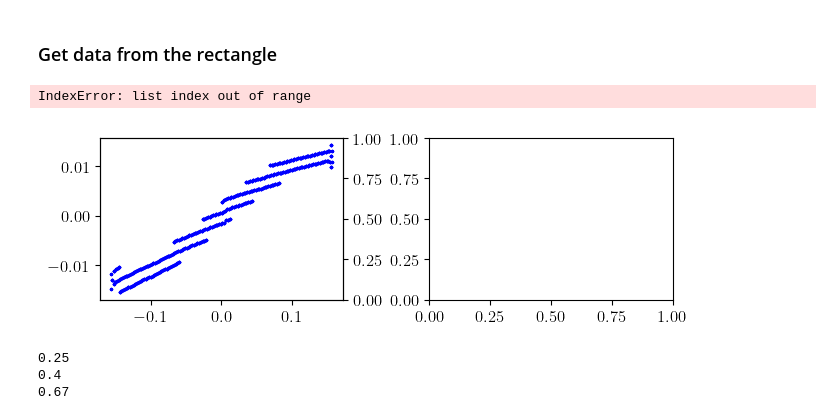
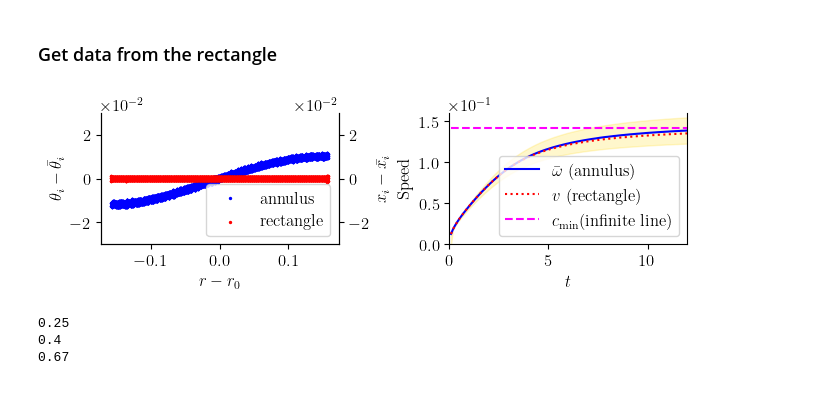
Before and after one commit to FusionLocus/fisher-kpp-annulus, a Jupyter notebook: niceplots.ipynb, the cells around one changed output. Drawn from its saved outputs; the diff is of its cells as text; code cells hidden in the pictures.

Commit message:
Plotting updates

```diff
--- a/niceplots.ipynb
+++ b/niceplots.ipynb
@@ -53,9 +64,11 @@ config2.read(filepath + 'config.ini')
 xs = []
 ys = []
 vels = []
-ts = np.linspace(0.01, 12, 1200)
+ts = np.linspace(0.1, 12, 120)
 times_rect = []
-for t in ts:
+for idx, t in enumerate(ts):
+    if idx % 10 == 0:
+        print(f'Currently at {t:.2f}')
     iso_coords = isoline_properties_single_simulation(config2, filepath, time=t, annulus=False)
     times.append(np.ones_like(iso_coords['x']))
     xs.append(iso_coords['x'])
@@ -70,43 +96,47 @@ fig, axs = plt.subplots(ncols=2, figsize=set_size(468, subplots=(1, 2), padding_
 ax = axs[0]
 ax2 = ax.twinx()
 ax1 = axs[1]
-interrogation_ts = [10.0]
+ax.ticklabel_format(axis='y', style='scientific', scilimits=(0,0))
+ax1.ticklabel_format(axis='y', style='scientific', scilimits=(0,0))
+ax2.ticklabel_format(axis='y', style='scientific', scilimits=(0,0))
+interrogation_ts = [2.0]
 
 for interr_t in interrogation_ts:
     t_idx = np.argmin(np.abs(ts - interr_t))
     ax.scatter(rs[t_idx] - config.getfloat('geometry', 'r0'), angles[t_idx] - np.mean(angles[t_idx]), color='blue', label=r'\textrm{annulus}', s=2)
     ax.scatter(ys[t_idx] - config2.getfloat('geometry', 'ly')/2, xs[t_idx] - np.mean(xs[t_idx]), color='red', label=r'\textrm{rectangle}', s=2)
 ax.set_xlabel(r'$r - r_0$')
 ax.set_ylabel(r'$\theta_i - \bar{\theta_i}$')
 ax.set_ylim(-0.03, 0.03)
 ax2.set_ylabel(r'$x_i - \bar{x_i}$')
+ax2.set_ylim(-0.03, 0.03)
 ax.legend()
 
 
 ax1.plot(ts, ang_vels, color='blue', label=r'$\bar{\omega}$ \textrm{(annulus)}')
 ax1.fill_between(ts, ang_vels_min, ang_vels_max, color='gold', alpha=0.2)
-ax1.plot(ts, vels, color='red', label=r'$v$ \textrm{(rectangle)}')
+ax1.plot(ts, vels, linestyle='dotted', color='red', label=r'$v$ \textrm{(rectangle)}')
 ax1.plot(ts, np.ones_like(ts)*2*np.sqrt(config.getfloat('param', 'D')*config.getfloat('param', 'k')), '--', color='magenta', label=r'$c_{\textrm{min}} \textrm{(infinite line)}$')
 #ax1.plot(ts, np.ones_like(ts)*2*np.sqrt(config.getfloat('param', 'D')*config.getfloat('param', 'k'))/0.842)
 #ax1.plot(ts, np.ones_like(ts)*2*np.sqrt(config.getfloat('param', 'D')*config.getfloat('param', 'k'))/1.158)
 ax1.set_xlabel(r'$t$')
 ax1.set_ylabel(r'$\textrm{Speed}$')
 ax1.set_xlim([0, 12])
-ax1.set_ylim([0, 0.2])
+ax1.set_ylim([0, 0.16])
+ax1.set_yticks([0, 0.05, 0.10, 0.15])
 ax1.spines['top'].set_visible(False)
-ax1.legend()
+ax1.legend(loc='lower right')
 #ax2.tick_params(
 #    axis='y',          # changes apply to the x-axis
 #    which='both',      # both major and minor ticks are affected
 #    right=False,      # ticks along the bottom edge are off
 #    left=False,
 #    labelright=False)
 ax.spines['top'].set_visible(False)
 ax2.spines['top'].set_visible(False)
-plt.savefig('fig3_redone_lc=0.0025.pdf', bbox_inches='tight')
+plt.savefig('isoline_properties_rect_annulus.pdf', bbox_inches='tight')
 plt.show()
 #plt.close(fig)
 # %% [output]
-IndexError: list index out of range
-[figure, old version]
+[figure, new version]
 # %%
```
Also changed, not shown: parts of 4 cells of this notebook, 10 other files.
